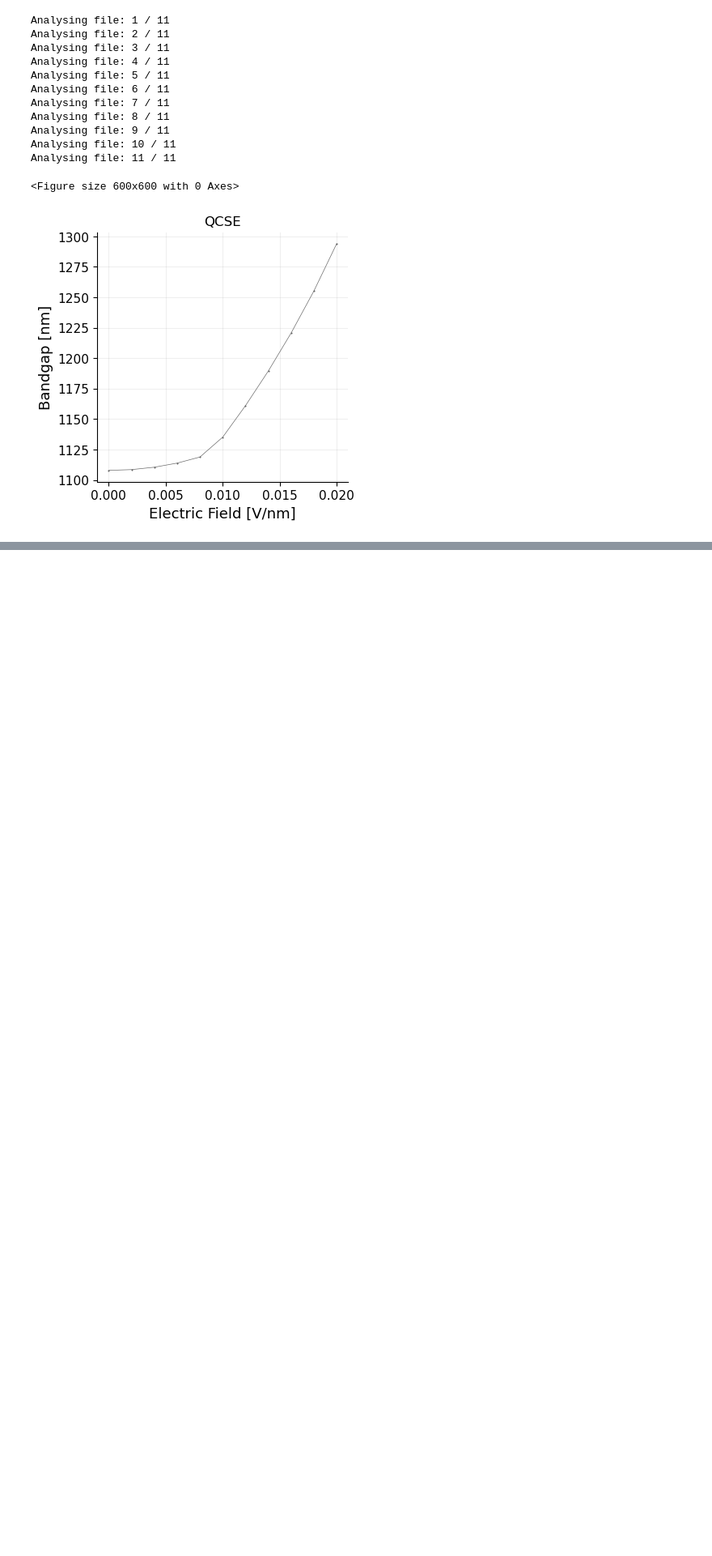
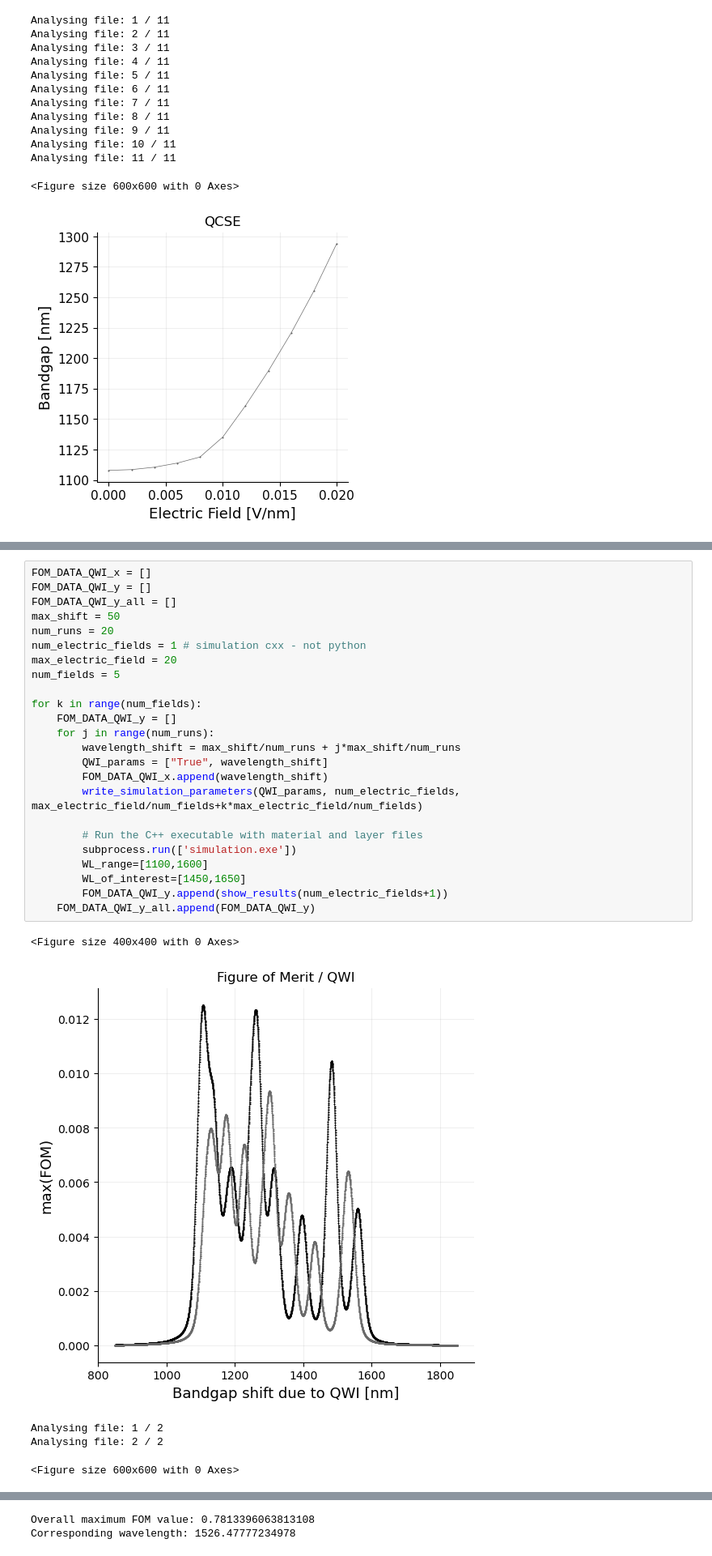
Before and after one commit to jmccw/optical-device-simulations_fyp, a Jupyter notebook: QWI/Read_CXX_results.ipynb, the cells around one changed output, grey strips where cells are left out. Shown at 81% size. Drawn from its saved outputs; the diff is of its cells as text; blank space fills up the shorter version.

```diff
--- a/QWI/Read_CXX_results.ipynb
+++ b/QWI/Read_CXX_results.ipynb
@@ -408,0 +665,30 @@ E_GAP_WL_data[0][0][1]
+# %%
+FOM_DATA_QWI_x = []
+FOM_DATA_QWI_y = []
+FOM_DATA_QWI_y_all = []
+max_shift = 50
+num_runs = 20
+num_electric_fields = 1 # simulation cxx - not python
+max_electric_field = 20
+num_fields = 5
+
+for k in range(num_fields):
+    FOM_DATA_QWI_y = []
+    for j in range(num_runs):
+        wavelength_shift = max_shift/num_runs + j*max_shift/num_runs
+        QWI_params = ["True", wavelength_shift]
+        FOM_DATA_QWI_x.append(wavelength_shift)
+        write_simulation_parameters(QWI_params, num_electric_fields, max_electric_field/num_fields+k*max_electric_field/num_fields)
+
+        # Run the C++ executable with material and layer files
+        subprocess.run(['simulation.exe'])
+        WL_range=[1100,1600]
+        WL_of_interest=[1450,1650]
+        FOM_DATA_QWI_y.append(show_results(num_electric_fields+1))
+    FOM_DATA_QWI_y_all.append(FOM_DATA_QWI_y)
+# %% [output]
+<Figure size 400x400 with 0 Axes>
+[figure, added]
+Analysing file: 1 / 2
+Analysing file: 2 / 2
+<Figure size 600x600 with 0 Axes>
@@ -408,0 +696,2 @@ E_GAP_WL_data[0][0][1]
+Overall maximum FOM value: 0.7813396063813108
+Corresponding wavelength: 1526.47777234978
```
Also changed, not shown: parts of 18 cells of this notebook, 37 other files.
